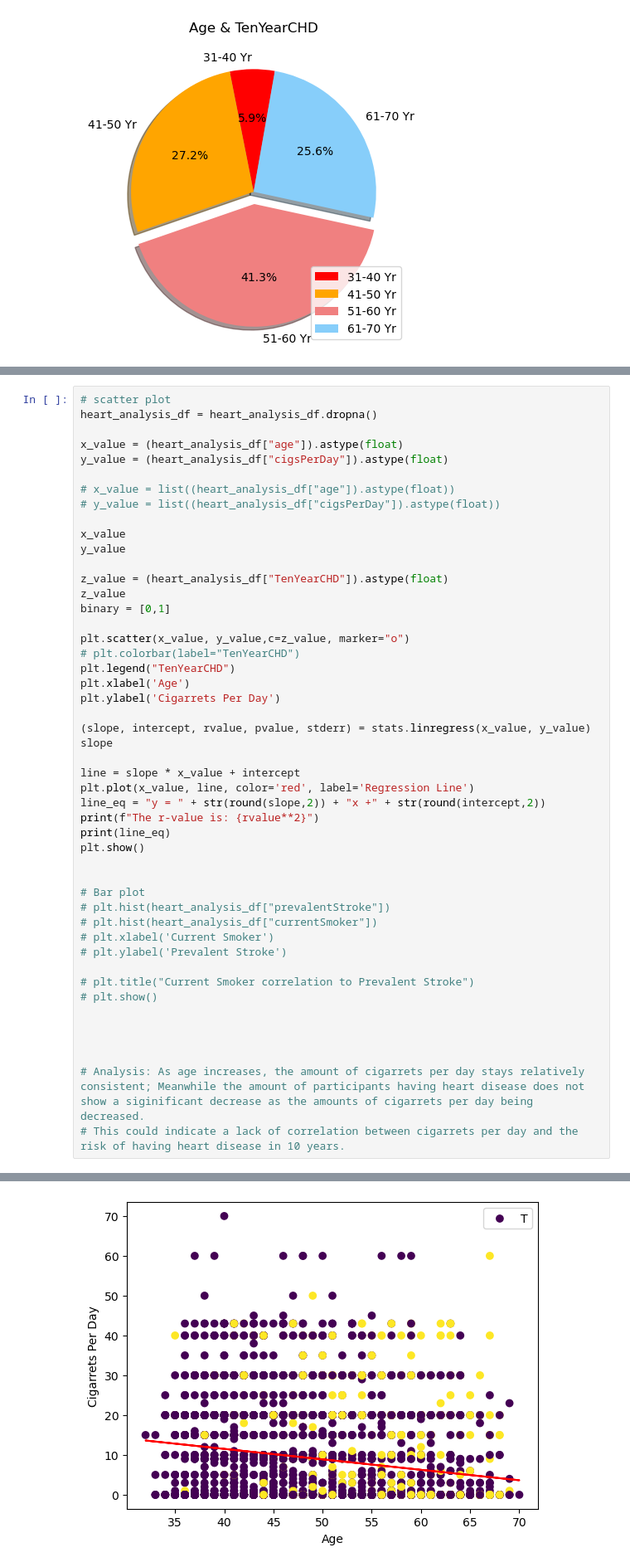
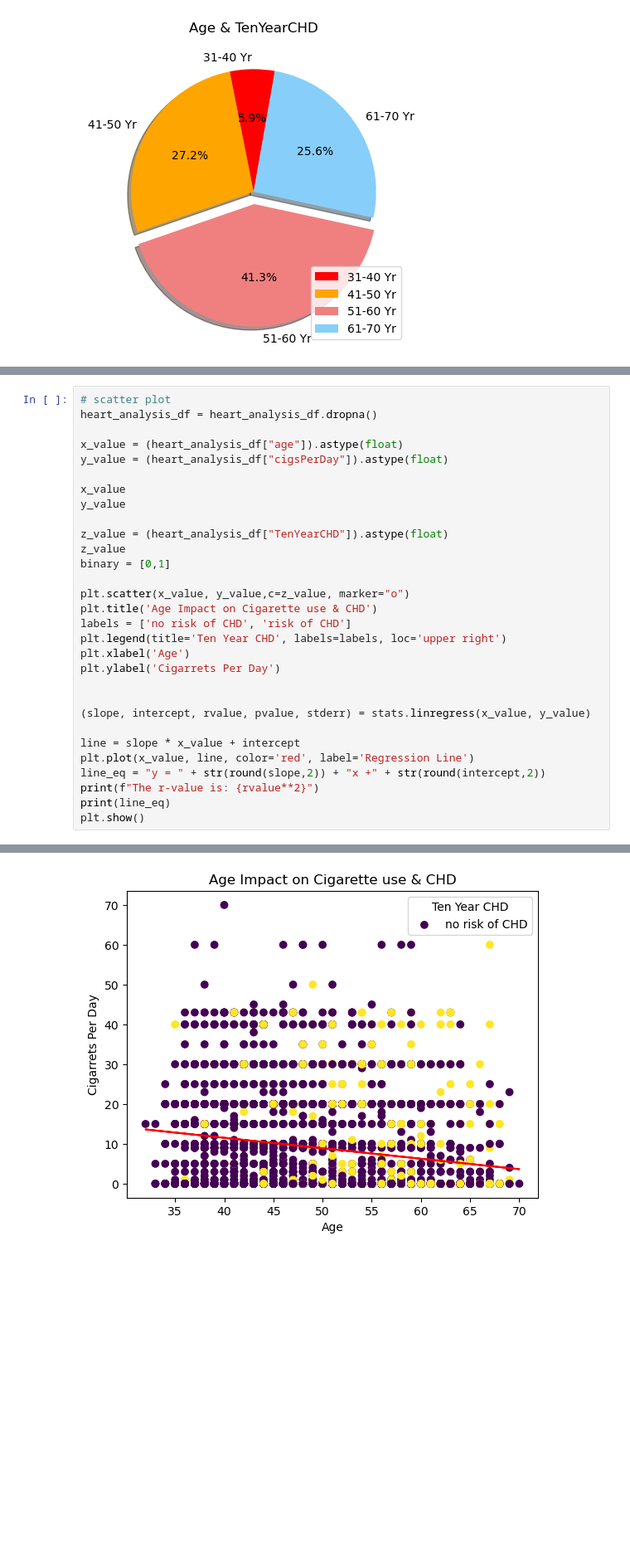
Before and after one commit to myhre062/heart-disease-analysis, a Jupyter notebook: heart-disease-data-analysis.ipynb, the cells around one changed output, grey strips where cells are left out. Shown at 83% size. Drawn from its saved outputs; the diff is of its cells as text; blank space fills up the shorter version.

```diff
--- a/heart-disease-data-analysis.ipynb
+++ b/heart-disease-data-analysis.ipynb
@@ -1064,52 +943,34 @@ plt.show()
 # %%
 # scatter plot
 heart_analysis_df = heart_analysis_df.dropna()
 
 x_value = (heart_analysis_df["age"]).astype(float)
 y_value = (heart_analysis_df["cigsPerDay"]).astype(float)
-
-# x_value = list((heart_analysis_df["age"]).astype(float))
-# y_value = list((heart_analysis_df["cigsPerDay"]).astype(float))
 
 x_value
 y_value
 
 z_value = (heart_analysis_df["TenYearCHD"]).astype(float)
 z_value
 binary = [0,1]
 
 plt.scatter(x_value, y_value,c=z_value, marker="o")
-# plt.colorbar(label="TenYearCHD")
-plt.legend("TenYearCHD")
+plt.title('Age Impact on Cigarette use & CHD')
+labels = ['no risk of CHD', 'risk of CHD']
+plt.legend(title='Ten Year CHD', labels=labels, loc='upper right')
 plt.xlabel('Age')
 plt.ylabel('Cigarrets Per Day')
 
+
 (slope, intercept, rvalue, pvalue, stderr) = stats.linregress(x_value, y_value)
-slope
 
 line = slope * x_value + intercept
 plt.plot(x_value, line, color='red', label='Regression Line')
 line_eq = "y = " + str(round(slope,2)) + "x +" + str(round(intercept,2))
 print(f"The r-value is: {rvalue**2}")
 print(line_eq)
 plt.show()
-
-
-# Bar plot
-# plt.hist(heart_analysis_df["prevalentStroke"])
-# plt.hist(heart_analysis_df["currentSmoker"])
-# plt.xlabel('Current Smoker')
-# plt.ylabel('Prevalent Stroke')
-
-# plt.title("Current Smoker correlation to Prevalent Stroke")
-# plt.show()
-
-
-
-
-# Analysis: As age increases, the amount of cigarrets per day stays relatively consistent; Meanwhile the amount of participants having heart disease does not show a siginificant decrease as the amounts of cigarrets per day being decreased.
-# This could indicate a lack of correlation between cigarrets per day and the risk of having heart disease in 10 years.
 # %% [output]
 The r-value is: 0.03564680514395061
 y = -0.26x +22.03
-[figure, old version]
+[figure, new version]
```
Also changed, not shown: parts of 28 cells of this notebook.
